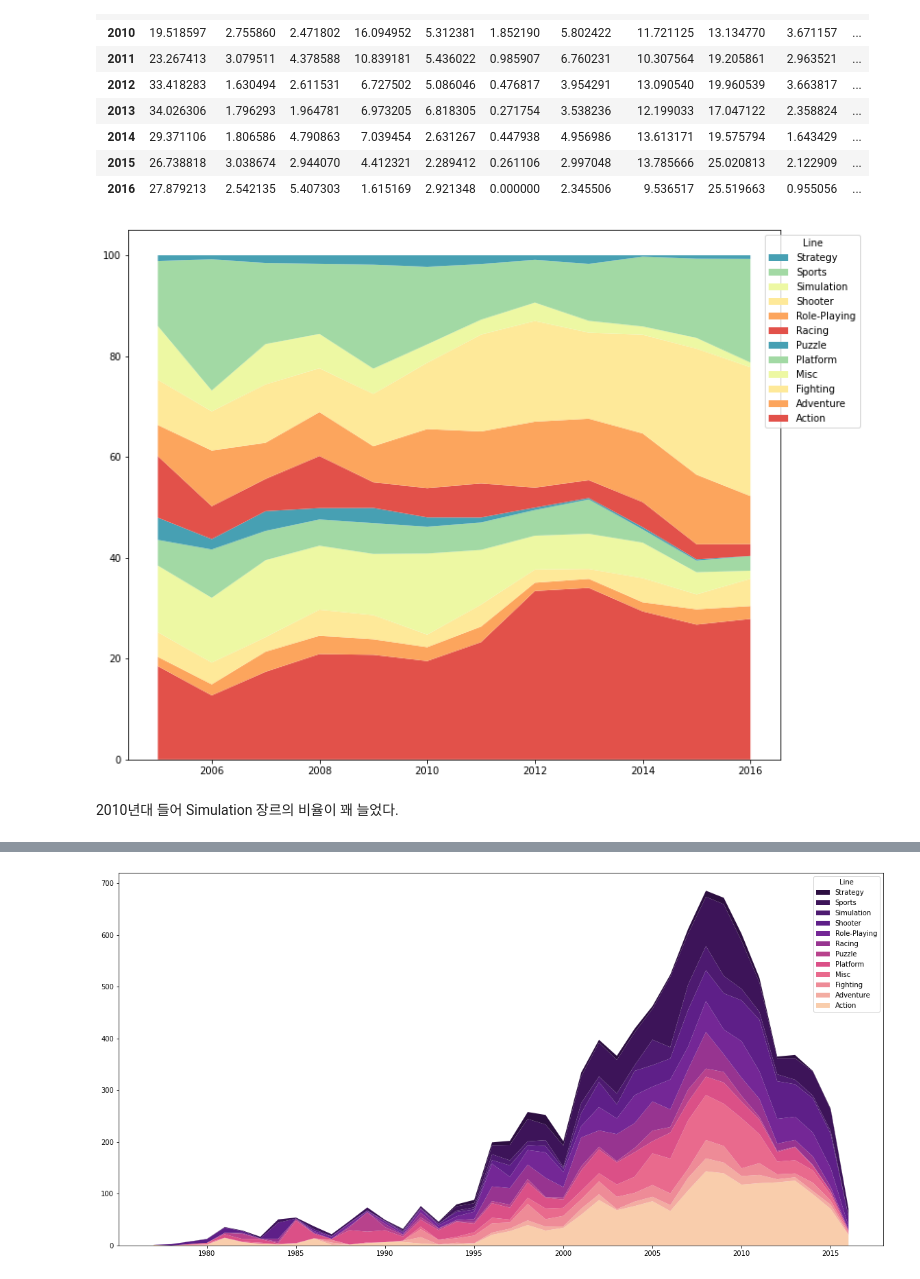
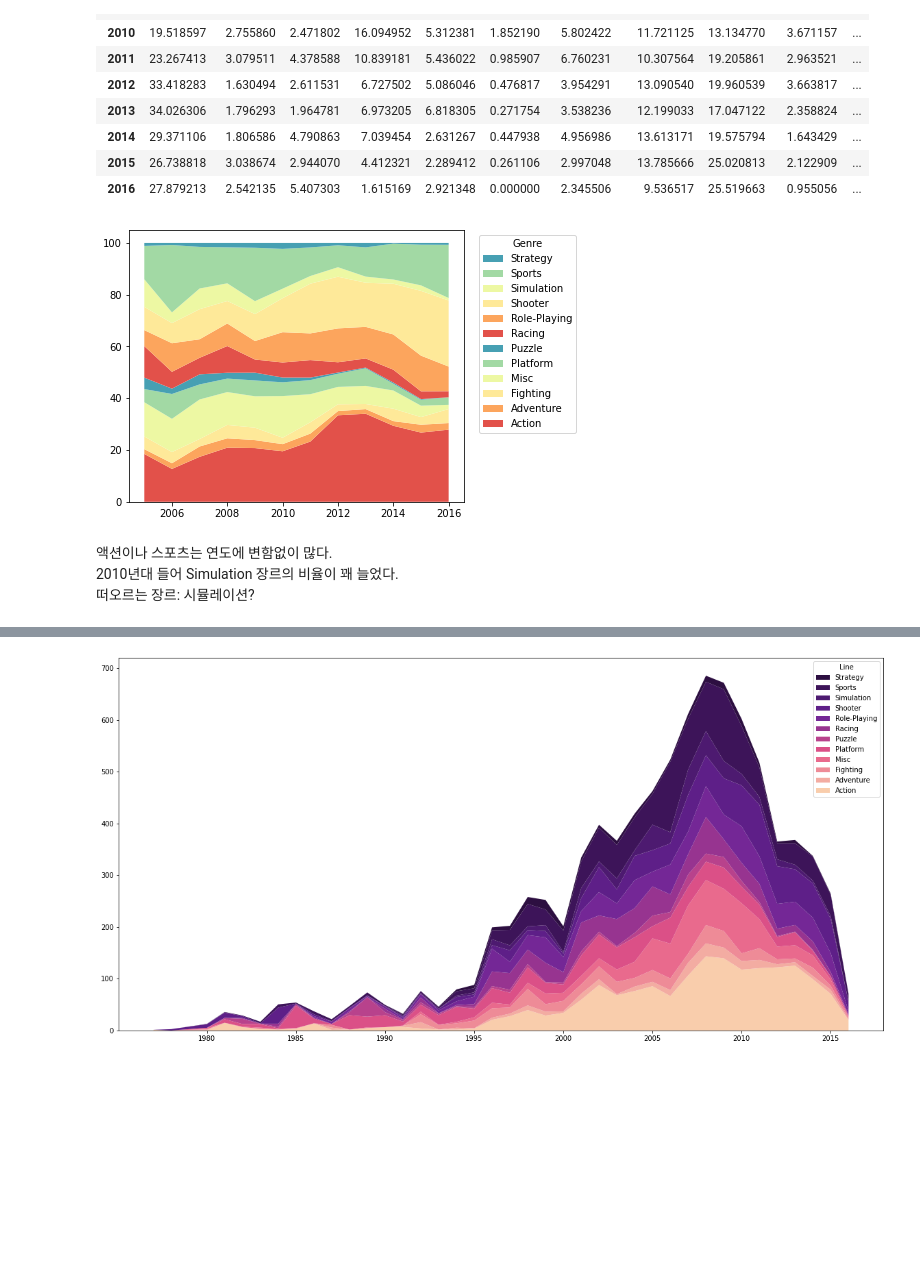
Before and after one commit to nan-park/section1_project, a Jupyter notebook: AI_section1_project.ipynb, the cells around one changed output, grey strips where cells are left out. Cells and saved outputs as stored; diff of their text form; code cells hidden in the pictures; blank space fills up the shorter version.

Commit message:
2번 최신 트렌드 ratio 분석(simulation 장르 틈새시장?) -> 이후에 2번 플랫폼 분석부터 시작하기

```diff
--- a/AI_section1_project.ipynb
+++ b/AI_section1_project.ipynb
@@ -1344,15 +1344,17 @@ ratio_present
 # %%
 x = list(ratio_present.index)
 y_list = []
 for genre in genre_list:
   y_list.append(list(ratio_present.loc[:, genre]))
-fig, ax = plt.subplots(figsize=(12, 10))
-ax.stackplot(x, y_list, labels=genre_list, colors=sns.color_palette('Spectral'))
+fig, ax = plt.subplots(figsize=(6, 5))
+ax.stackplot(x, y_list, labels=genre_list, colors=sns.color_palette('Spectral'))  # (체크)적절한 색깔 찾아보기
 
 handles, labels = ax.get_legend_handles_labels()
-ax.legend(handles[::-1], labels[::-1], title='Line', loc='upper right', bbox_to_anchor=(1.13, 1, 0, 0))
+ax.legend(handles[::-1], labels[::-1], title='Genre', loc='upper right', bbox_to_anchor=(1.35, 1, 0, 0))
 plt.show()
 # %% [output]
-[figure, old version]
+[figure, new version]
 # %% [markdown]
-2010년대 들어 Simulation 장르의 비율이 꽤 늘었다.
+액션이나 스포츠는 연도에 변함없이 많다.<br>
+2010년대 들어 Simulation 장르의 비율이 꽤 늘었다.<br>
+떠오르는 장르: 시뮬레이션?
```
Also changed, not shown: parts of 3 cells of this notebook.
